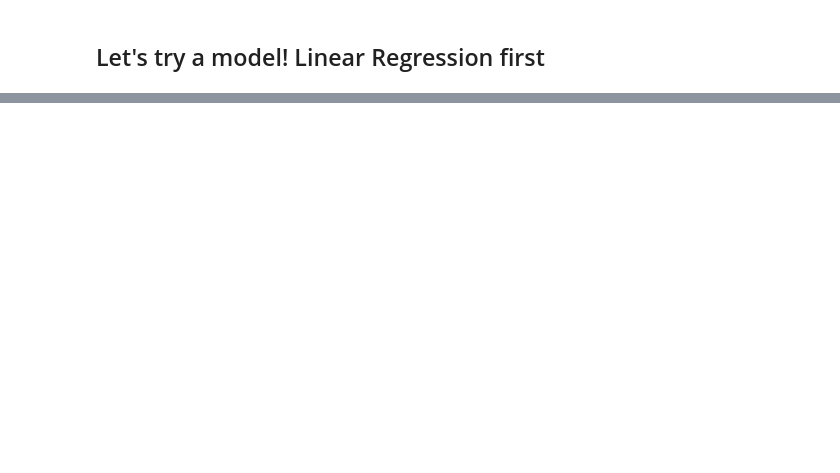
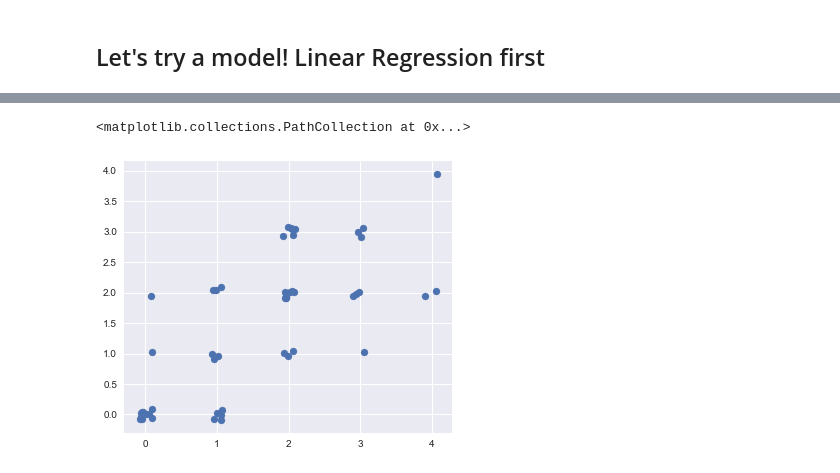
Before and after one commit to KrissyG-hub/PPG, a Jupyter notebook: CrewAPI_pullTest.ipynb, the cells around one changed output, grey strips where cells are left out. Drawn from its saved outputs; the diff is of its cells as text; code cells hidden in the pictures; blank space fills up the shorter version.

```diff
--- a/CrewAPI_pullTest.ipynb
+++ b/CrewAPI_pullTest.ipynb
@@ -332,0 +565,29 @@ ValueError: could not convert string to float: 'None'
+# %%
+from sklearn.neighbors import KNeighborsClassifier
+
+k_values = [1,3,5,7,9]
+
+for k in k_values:
+
+    kNN = KNeighborsClassifier(n_neighbors = k)
+    kNN.fit(train_features, train_labels)
+
+    # take a stab at the test set
+    y_pred = kNN.predict(test_features)
+    # accuracy
+    acc = round(sum(y_pred == test_labels)/test_labels.shape[0],3)*100
+
+    # what if you consider +/- 1 star to be still "accurate"?
+    acc2 = round((
+        sum(y_pred == test_labels) +
+        sum(y_pred == test_labels-1) + sum(y_pred == test_labels+1)
+        )/test_labels.shape[0],3)*100
+    print("The kNN classifier with k=" + str(k) + " had an accuracy of "
+          + str(acc) + "% (and a +/-1 grade accuracy of " + str(acc2) + "%)." )
+
+# print the values the model gets wrong
+print("\nThe ratings misclassified by the classifier were: ")
+y_pred = kNN.predict(test_features)
+errors = test_labels[y_pred != test_labels]
+print(str(errors) + "-- actual values")
+print(str(y_pred[y_pred != test_labels]) + "-- predicted values")
@@ -332,0 +606,7 @@ ValueError: could not convert string to float: 'None'
+# %%
+plt.figure(figsize = (20,5))
+plt.subplot(1,3,2)
+plt.scatter(test_labels+0.1-np.random.uniform(size=len(y_pred))*0.2, y_pred+0.1-np.random.uniform(size=len(y_pred))*0.2)
+# %% [output]
+<matplotlib.collections.PathCollection at 0x...>
+[figure, added]
```
Also changed, not shown: parts of 28 cells of this notebook.
